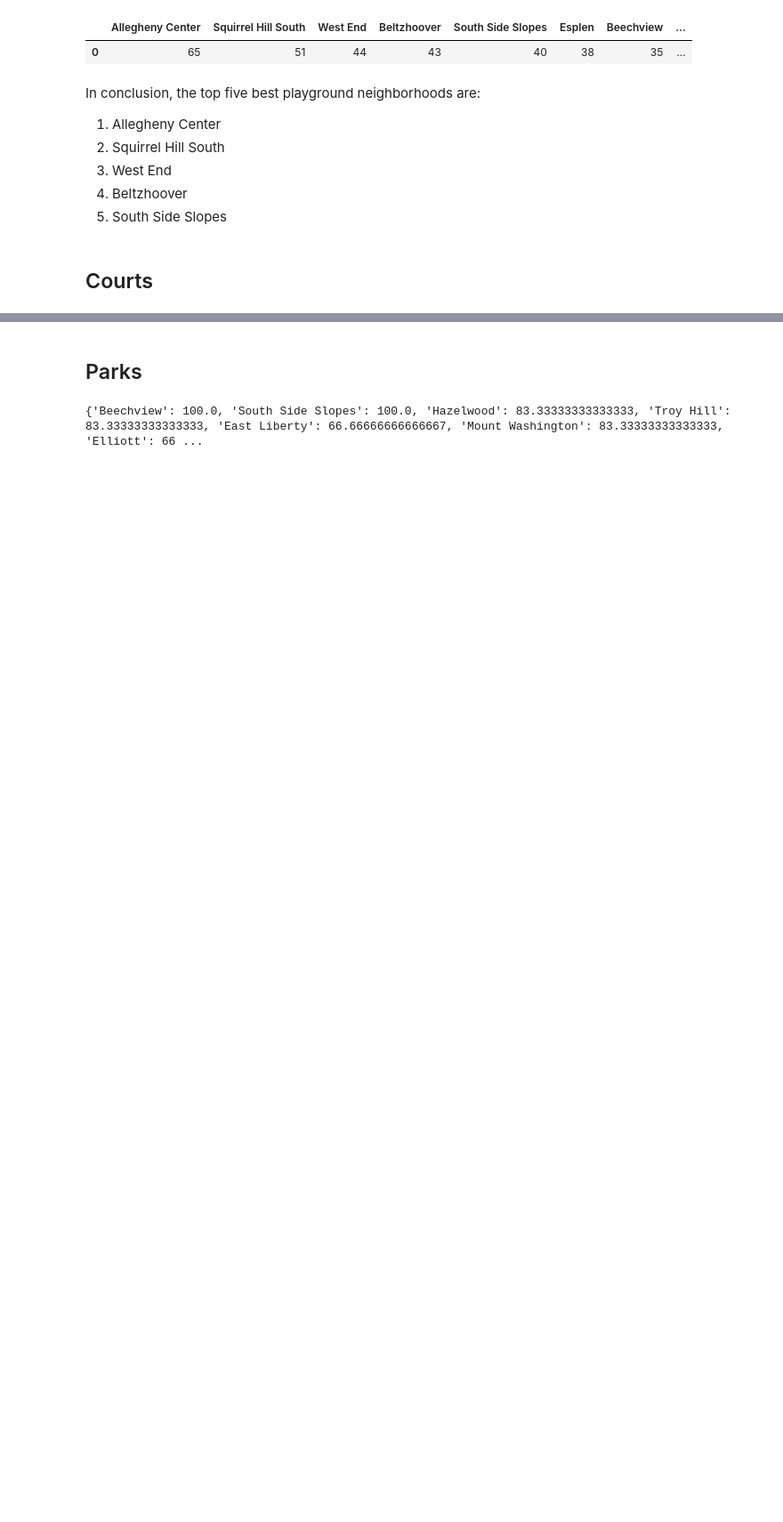
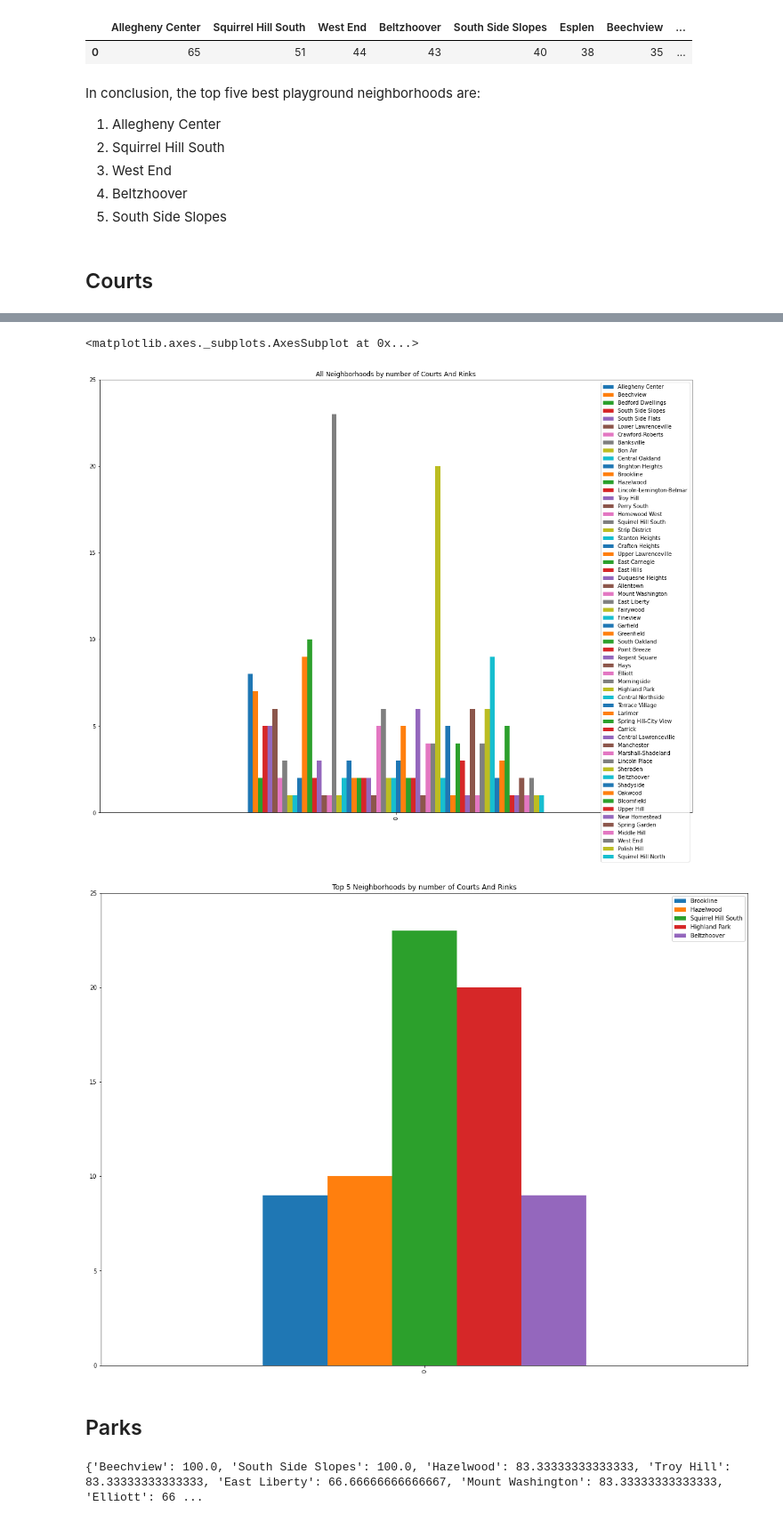
Before and after one commit to Petem4d/BestNeighborhood, a Jupyter notebook: Final Notebook.ipynb, the cells around one changed output, grey strips where cells are left out. Shown at 89% size. Drawn from its saved outputs; the diff is of its cells as text; code cells hidden in the pictures; blank space fills up the shorter version.

Commit message:
Added Courts And Rinks to Final Notebook

```diff
--- a/Final Notebook.ipynb
+++ b/Final Notebook.ipynb
@@ -102,3 +102,35 @@ In conclusion, the top five best playground neighborhoods are:
 5. South Side Slopes
 # %% [markdown]
 ## Courts
+# %%
+import pandas as pd
+
+count = {}
+top = {}
+car = pd.read_csv("courtAndRink.csv", index_col = "id")
+
+for index,row in car.iterrows():
+    nh = row['neighborhood']
+    if(row['inactive'] == 'f'):
+        if(nh in count):
+            count[nh] = count[nh] + 1
+        else:
+            count[nh] = 1
+
+
+print("The Top 5 Neighborhoods for Courts and Rinks Are")
+for nh in count:
+    if(count[nh] > 8):
+        print(nh, ": ", count[nh])
+        top[nh] = count[nh]
+
+
+print()
+print("The Top 5 Neighborhoods for Courts and Rinks rated out of 100")
+for nh in count:
+    if(count[nh] > 8):
+        print(nh, ": ", 100*count[nh]/23)
+
+pd.DataFrame([count]).plot.bar(title="All Neighborhoods by number of Courts And Rinks", figsize = (20, 15) , ylim=(0,25))
+pd.DataFrame([top]).plot.bar(title="Top 5 Neighborhoods by number of Courts And Rinks", figsize = (20, 15) , ylim=(0,25))
+# %% [output]
@@ -105,3 +150,6 @@ In conclusion, the top five best playground neighborhoods are:
+<matplotlib.axes._subplots.AxesSubplot at 0x...>
+[figure, added]
+[figure, added]
 # %% [markdown]
 ## Parks
 # %%
```
Also changed, not shown: parts of 1 cell of this notebook.
